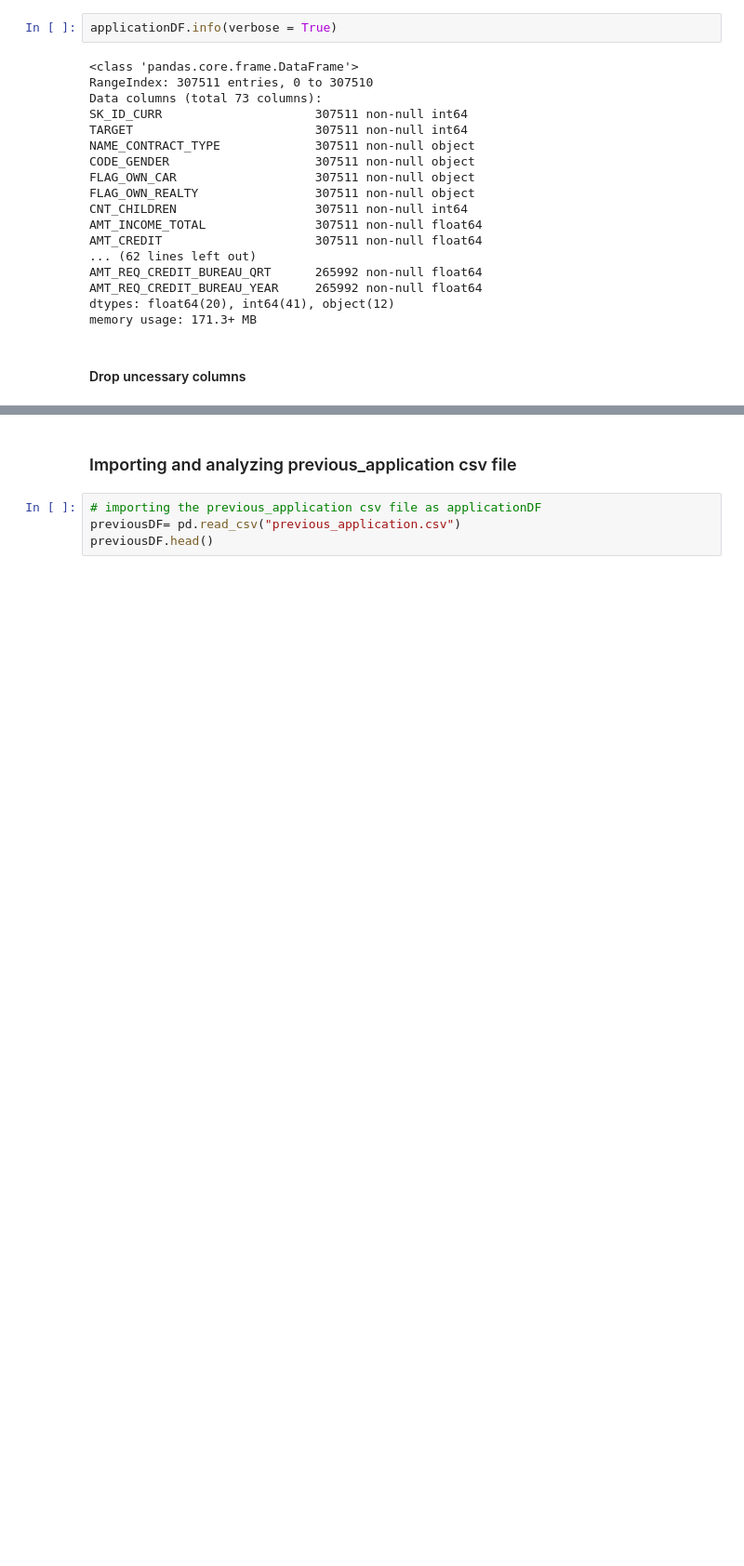
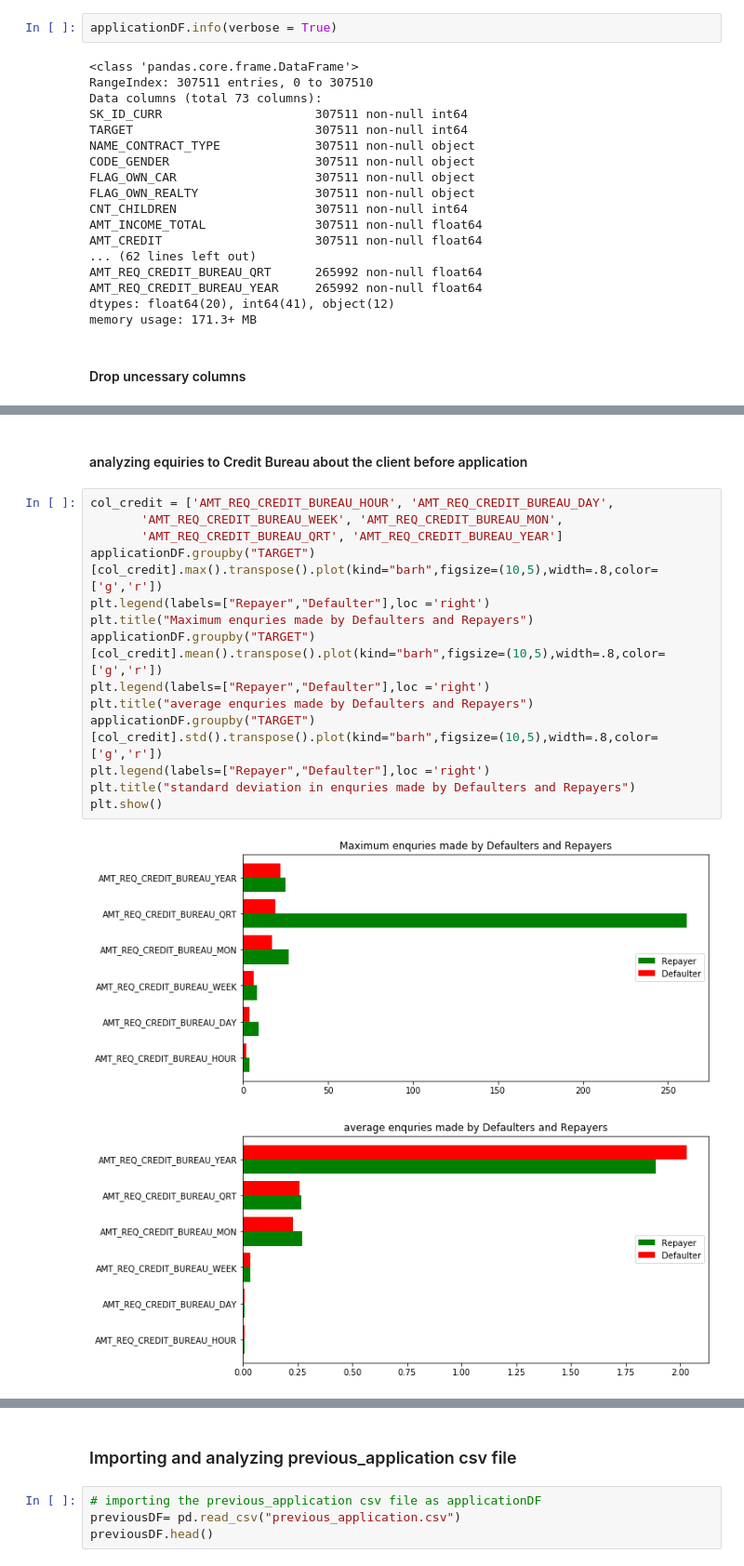
Before and after one commit to padma-it/DataScienceCaseStudies, a Jupyter notebook: Credit EDA/EDA Case Study - Bank Loan - Amrita.ipynb, the cells around one changed output, grey strips where cells are left out. Shown at 93% size. Cells and saved outputs as stored; diff of their text form; blank space fills up the shorter version.

```diff
--- a/Credit EDA/EDA Case Study - Bank Loan - Amrita.ipynb
+++ b/Credit EDA/EDA Case Study - Bank Loan - Amrita.ipynb
@@ -211,0 +237,19 @@ memory usage: 171.3+ MB
+# %% [markdown]
+#### analyzing equiries to Credit Bureau about the client before application
+# %%
+col_credit = ['AMT_REQ_CREDIT_BUREAU_HOUR', 'AMT_REQ_CREDIT_BUREAU_DAY',
+       'AMT_REQ_CREDIT_BUREAU_WEEK', 'AMT_REQ_CREDIT_BUREAU_MON',
+       'AMT_REQ_CREDIT_BUREAU_QRT', 'AMT_REQ_CREDIT_BUREAU_YEAR']
+applicationDF.groupby("TARGET")[col_credit].max().transpose().plot(kind="barh",figsize=(10,5),width=.8,color=['g','r'])
+plt.legend(labels=["Repayer","Defaulter"],loc ='right')
+plt.title("Maximum enquries made by Defaulters and Repayers")
+applicationDF.groupby("TARGET")[col_credit].mean().transpose().plot(kind="barh",figsize=(10,5),width=.8,color=['g','r'])
+plt.legend(labels=["Repayer","Defaulter"],loc ='right')
+plt.title("average enquries made by Defaulters and Repayers")
+applicationDF.groupby("TARGET")[col_credit].std().transpose().plot(kind="barh",figsize=(10,5),width=.8,color=['g','r'])
+plt.legend(labels=["Repayer","Defaulter"],loc ='right')
+plt.title("standard deviation in enquries made by Defaulters and Repayers")
+plt.show()
+# %% [output]
+[figure, added]
+[figure, added]
```
Also changed, not shown: parts of 7 cells of this notebook.
